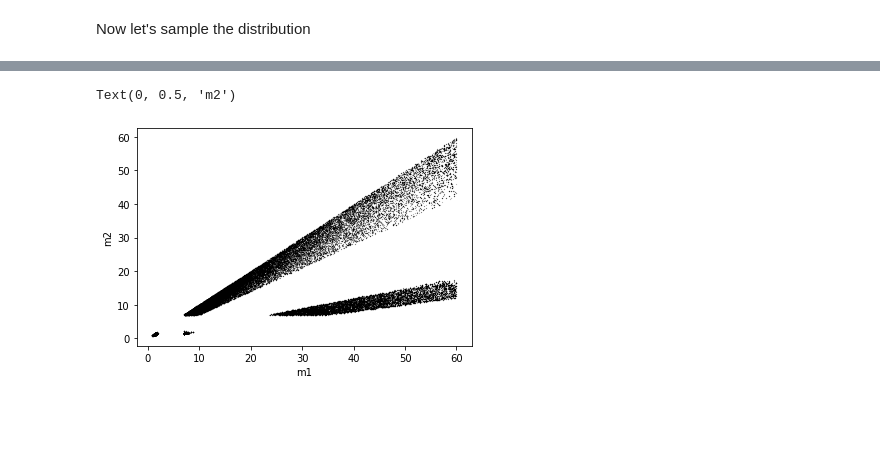
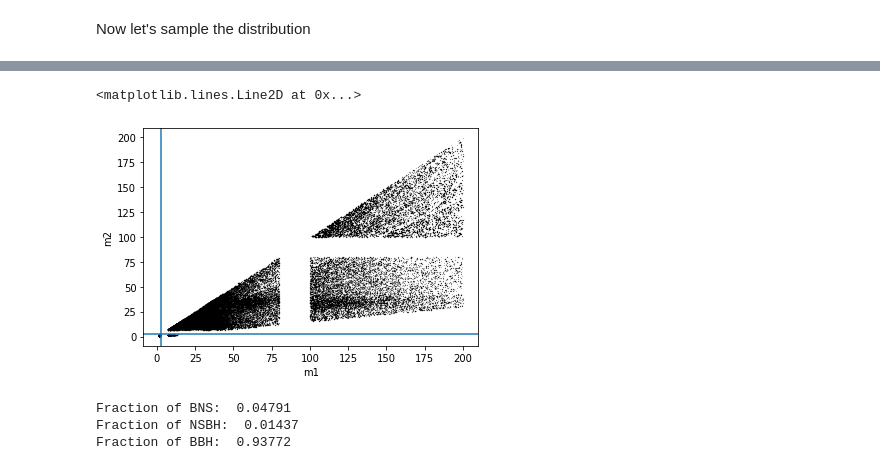
Before and after one commit to Pratyusava/Mass_function, a Jupyter notebook: mass_function.ipynb, the cells around one changed output, grey strips where cells are left out. Saved outputs shown, nothing was run; the diff lists cells and outputs as text; code cells hidden in the pictures; blank space fills up the shorter version.

```diff
--- a/mass_function.ipynb
+++ b/mass_function.ipynb
@@ -82,16 +92,16 @@ Text(0.5, 1.0, 'Random Pairing')
 # %% [markdown]
 Now lets sample the distribution
 # %%
-def log_p(m, f, mu, sigma, m_min, m_max, gamma):
-    if m[0] < 0 or m[0] > m_max or m[1] < 0 or m[1] > m_max:
+def log_p(m, f_g, mu, sigma, f_p, m_min, m_max, gamma):
+    if m[0] < 0 or m[0] > m_max[-1] or m[1] < 0 or m[1] > m_max[-1]:
         return -np.inf
-    return log_p_m1m2(m[0], m[1], f, mu, sigma, m_min, m_max, gamma)
+    return log_p_m1m2(m[0], m[1], f_g, mu, sigma, f_p, m_min, m_max, gamma)
 
 nsamples = 10000 # number of samples
 nwalkers = 10 # number of walkers
 ndim = 2 # number of dimensions
-sampler = emcee.EnsembleSampler(nwalkers, ndim, log_p, args=[f, mu, sigma, m_min, m_max, gamma])
-p0 = np.random.rand(nwalkers, ndim)*m_max
+sampler = emcee.EnsembleSampler(nwalkers, ndim, log_p, args=[f_g, mu, sigma, f_p, m_min, m_max, gamma])
+p0 = np.random.rand(nwalkers, ndim)*m_max[-1]
 state = sampler.run_mcmc(p0, 10000)
 sampler.reset()
 sampler.run_mcmc(state, nsamples,progress = True)
@@ -118,5 +139,7 @@ $\Pi(q) = f_p H(q-q_1) H(q_2-q) q^{\gamma_{p1}} \frac{\gamma_{p1}+1}{q_1^{\gamma
 # %%
-def Pi(q, fp, q1, q2, q3, gamma_p1, gamma_p2):
-    return fp*np.heaviside(q-q1,1)*np.heaviside(q2-q,1)*q**gamma_p1 * (gamma_p1+1)/(q2**(gamma_p1+1) - q1**(gamma_p1+1)) + (1-fp)*np.heaviside(q-q3,1)*np.heaviside(1-q,1)*q**gamma_p2 * (gamma_p2+1)/(1 - q3**(gamma_p2+1))
-def log_p_m1m2_w_q(m1, m2, f, mu, sigma, m_min, m_max, gamma, fp, q1, q2, q3, gamma_p1, gamma_p2):
-    return np.log(1e-300+np.heaviside(m1-m2,1) *Pi(m2/m1, fp, q1, q2, q3, gamma_p1, gamma_p2)* p_m(m1, f, mu, sigma, m_min, m_max, gamma) * p_m(m2, f, mu, sigma, m_min, m_max, gamma))
+def Pi(q, f_q, q_min, q_max, gamma_q):
+    return np.array(np.sum([f_q[i]*np.heaviside(q-q_min[i],1)*np.heaviside(q_max[i]-q,1)*q**gamma_q[i] \
+        * (gamma_q[i]+1)/(q_max[i]**(gamma_q[i]+1)-q_min[i]**(gamma_q[i]+1)) for i in range(len(f_q))],axis = 0))
+
+def log_p_m1m2_w_q(m1, m2, f_g, mu, sigma, f_p, m_min, m_max, gamma, f_q, q_min, q_max, gamma_q):
+    return np.log(1e-300+np.heaviside(m1-m2,1) * Pi(m2/m1, f_q, q_min, q_max, gamma_q)* p_m(m1, f_g, mu, sigma, f_p, m_min, m_max, gamma) * p_m(m2, f_g, mu, sigma, f_p, m_min, m_max, gamma))
@@ -130,3 +146,9 @@ gamma_p2 = 5
+# %%
+f_q = np.array([0.5, 0.5])
+q_min = np.array([0.15, 0.7])
+q_max = np.array([0.69, 1])
+gamma_q = np.array([1, 3])
+f_q = f_q/np.sum(f_q)
 # %%
 #Plot log_p_m1m2_w_q(m1, m2, f, mu, sigma, m_min, m_max, gamma, fp, q1, q2, q3, gamma_p1, gamma_p2)
 l = 1000
@@ -143,15 +166,15 @@ plt.colorbar(label='ln(p(m1, m2))')
 # %% [markdown]
 Now let's sample the distribution
 # %%
-def log_p(m, f, mu, sigma, m_min, m_max, gamma, fp, q1, q2, q3, gamma_p1, gamma_p2):
-    if m[0] < 0 or m[0] > m_max or m[1] < 0 or m[1] > m_max:
+def log_p(m, f_g, mu, sigma, f_p, m_min, m_max, gamma, f_q, q_min, q_max, gamma_q):
+    if m[0] < 0 or m[0] > m_max[-1] or m[1] < 0 or m[1] > m_max[-1]:
         return -np.inf
-    return log_p_m1m2_w_q(m[0], m[1], f, mu, sigma, m_min, m_max, gamma, fp, q1, q2, q3, gamma_p1, gamma_p2)
+    return log_p_m1m2_w_q(m[0], m[1], f_g, mu, sigma, f_p, m_min, m_max, gamma, f_q, q_min, q_max, gamma_q)
 
 nsamples = 10000 # number of samples
 nwalkers = 10 # number of walkers
 ndim = 2 # number of dimensions
-sampler = emcee.EnsembleSampler(nwalkers, ndim, log_p, args=[f, mu, sigma, m_min, m_max, gamma, fp, q1, q2, q3, gamma_p1, gamma_p2])
+sampler = emcee.EnsembleSampler(nwalkers, ndim, log_p, args=[f_g, mu, sigma, f_p, m_min, m_max, gamma, f_q, q_min, q_max, gamma_q])
 p0 = np.random.rand(nwalkers, ndim)*m_max
 state = sampler.run_mcmc(p0, 10000)
 sampler.reset()
@@ -167,10 +190,23 @@ axes = np.array(tr.axes).reshape((ndim, ndim))
 # %%
 plt.scatter(m1_samples, m2_samples, s=.01, c='k')
 plt.xlabel('m1')
 plt.ylabel('m2')
+plt.axhline(y=3)
+plt.axvline(x=3)
 # %% [output]
-Text(0, 0.5, 'm2')
+<matplotlib.lines.Line2D at 0x...>
-[figure, old version]
+[figure, new version]
+# %%
+n_BNS = len(m1_samples[np.logical_and(m1_samples < 3, m2_samples < 3)])
+n_NSBH = len(m1_samples[np.logical_and(m1_samples > 3, m2_samples < 3)])
+n_BBH = len(m1_samples[np.logical_and(m1_samples > 3, m2_samples > 3)])
+print('Fraction of BNS: ', n_BNS/(n_BNS+n_NSBH+n_BBH))
+print('Fraction of NSBH: ', n_NSBH/(n_BNS+n_NSBH+n_BBH))
+print('Fraction of BBH: ', n_BBH/(n_BNS+n_NSBH+n_BBH))
+# %% [output]
+Fraction of BNS:  0.04791
+Fraction of NSBH:  0.01437
+Fraction of BBH:  0.93772
 # %%
 plt.hist(m2_samples/m1_samples, bins=100, density=True, histtype='step');
 plt.xlabel('q')
```
Also changed, not shown: parts of 23 cells of this notebook.
